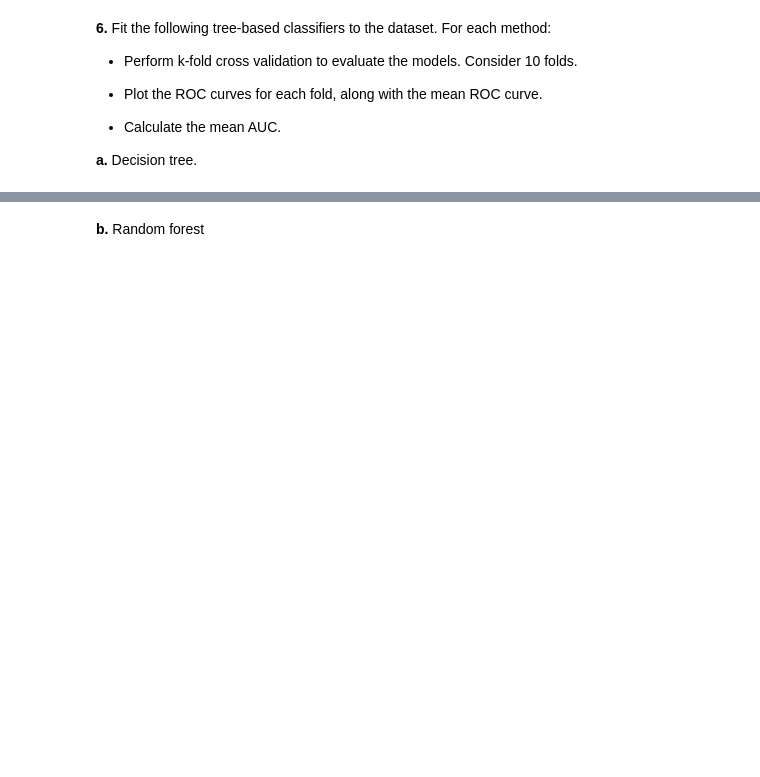
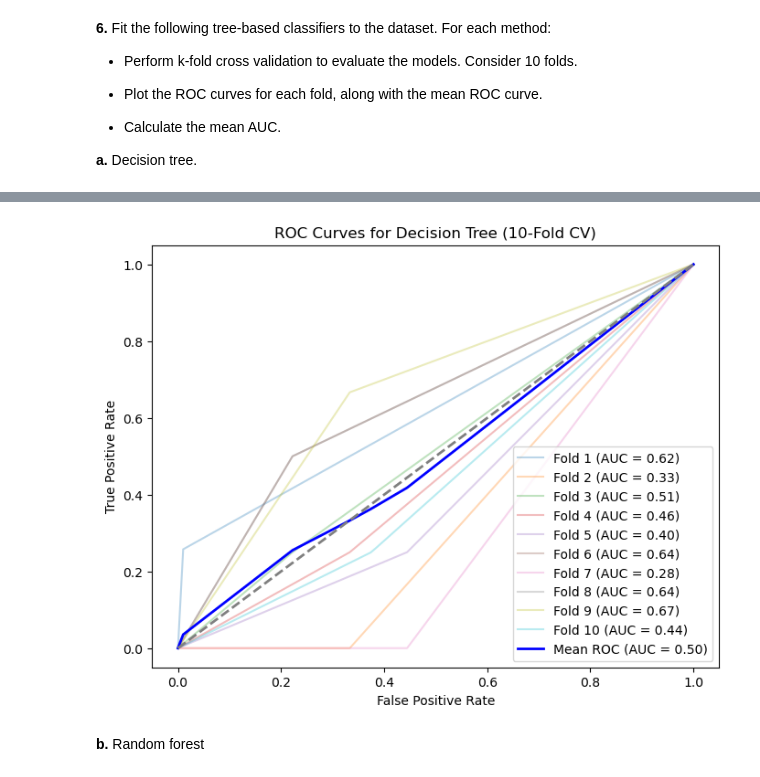
Before and after one commit to Fadialdeeb/AA_G20_As2, a Jupyter notebook: Assignment2_tofill.ipynb, the cells around one changed output, grey strips where cells are left out. Drawn from its saved outputs; the diff is of its cells as text; code cells hidden in the pictures; blank space fills up the shorter version.

```diff
--- a/Assignment2_tofill.ipynb
+++ b/Assignment2_tofill.ipynb
@@ -180,3 +385,16 @@ query = "SELECT pivoted_lab.*," +\
 * Calculate the mean AUC.
 
 **a.** Decision tree.
+# %%
+from sklearn.tree import DecisionTreeClassifier
+from sklearn.model_selection import KFold
+from sklearn.metrics import roc_curve, auc, RocCurveDisplay
+from sklearn.model_selection import StratifiedKFold
+
+
+
+
+X = df.drop('hospital_expire_flag', axis = 1)
+y = df['hospital_expire_flag']
+
+X, y
@@ -183,2 +419,60 @@ query = "SELECT pivoted_lab.*," +\
+# %%
+
+X = X.reset_index(drop=True)
+y = y.reset_index(drop=True)
+
+
+dt_model = DecisionTreeClassifier(random_state=42)
+
+
+kf = StratifiedKFold(n_splits=10, shuffle=True, random_state=42)
+
+
+tprs = []
+mean_fpr = np.linspace(0, 1, 100)
+aucs = []
+
+
+for train_idx, test_idx in kf.split(X, y):
+
+    X_train, X_test = X.iloc[train_idx], X.iloc[test_idx]
+    y_train, y_test = y.iloc[train_idx], y.iloc[test_idx]
+
+
+    dt_model.fit(X_train, y_train)
+
+    y_proba = dt_model.predict_proba(X_test)[:, 1]
+
+
+    fpr, tpr, _ = roc_curve(y_test, y_proba)
+    roc_auc = auc(fpr, tpr)
+    aucs.append(roc_auc)
+
+
+    tprs.append(np.interp(mean_fpr, fpr, tpr))
+    tprs[-1][0] = 0.0
+
+
+mean_tpr = np.mean(tprs, axis=0)
+mean_tpr[-1] = 1.0
+mean_auc = auc(mean_fpr, mean_tpr)
+
+
+plt.figure(figsize=(8, 6))
+for i, tpr in enumerate(tprs):
+    plt.plot(mean_fpr, tpr, alpha=0.3, label=f"Fold {i+1} (AUC = {aucs[i]:.2f})")
+
+plt.plot(mean_fpr, mean_tpr, color="blue", label=f"Mean ROC (AUC = {mean_auc:.2f})", lw=2)
+
+
+plt.plot([0, 1], [0, 1], color="gray", linestyle="--", lw=2)
+
+plt.xlabel("False Positive Rate")
+plt.ylabel("True Positive Rate")
+plt.title("ROC Curves for Decision Tree (10-Fold CV)")
+plt.legend(loc="lower right")
+plt.show()
+# %% [output]
+[figure, added]
 # %% [markdown]
 **b.** Random forest
```
Also changed, not shown: parts of 25 cells of this notebook.
